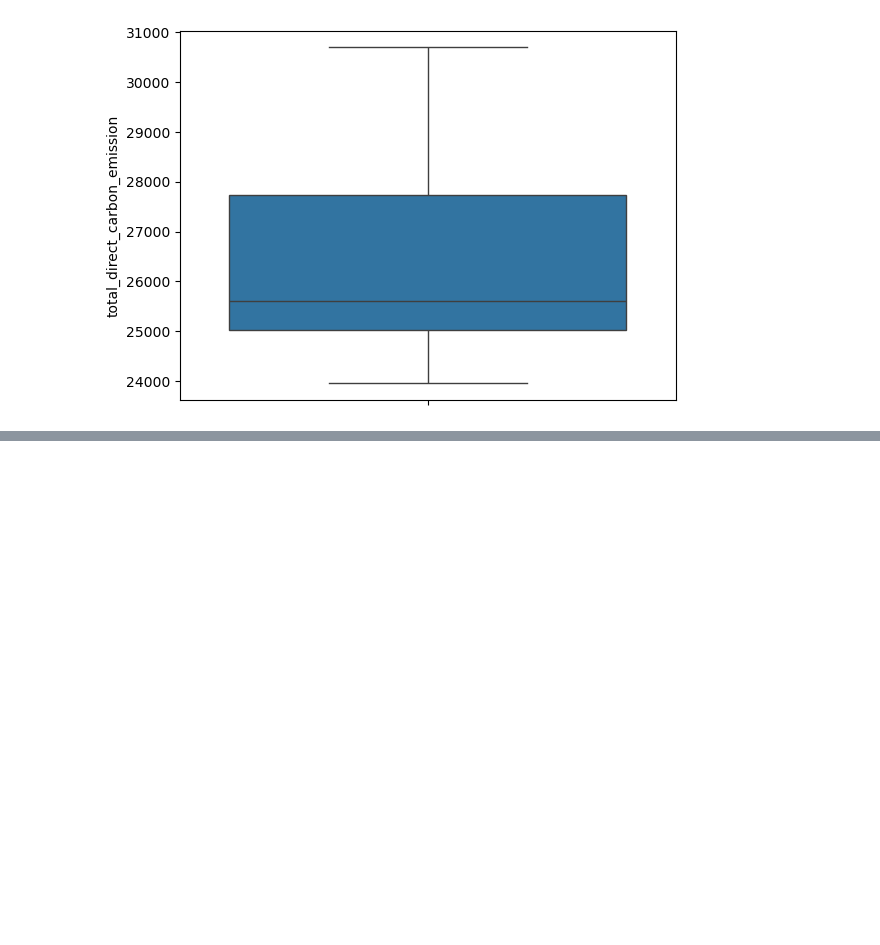
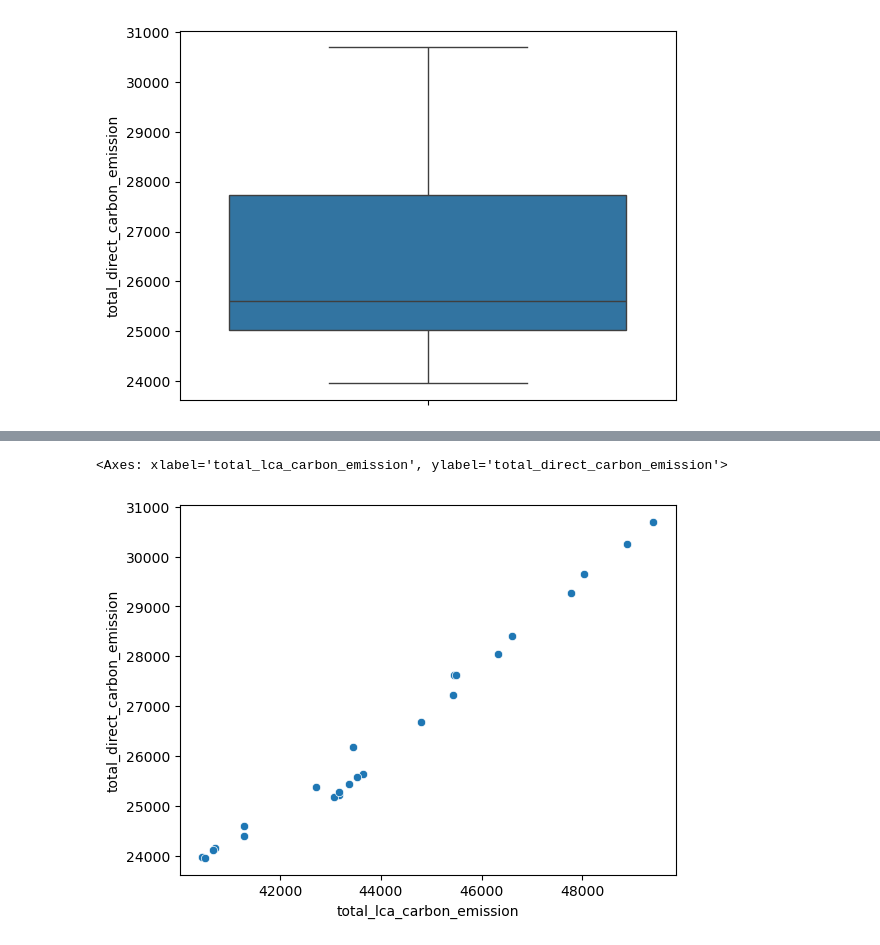
Before and after one commit to montMateus/Estudo_Emissoes-de-Carbono-na-Dinamarca, a Jupyter notebook: denmark/DK_ANALYSIS.ipynb, the cells around one changed output, grey strips where cells are left out. Cells and saved outputs as stored; diff of their text form; code cells hidden in the pictures; blank space fills up the shorter version.

```diff
--- a/denmark/DK_ANALYSIS.ipynb
+++ b/denmark/DK_ANALYSIS.ipynb
@@ -797,0 +852,5 @@ sns.boxplot(dk_hourly_2024.total_direct_carbon_emission)
+# %%
+sns.scatterplot(x=dk_hourly_2024.total_lca_carbon_emission, y=dk_hourly_2024.total_direct_carbon_emission)
+# %% [output]
+<Axes: xlabel='total_lca_carbon_emission', ylabel='total_direct_carbon_emission'>
+[figure, added]
```
Also changed, not shown: parts of 21 cells of this notebook.
